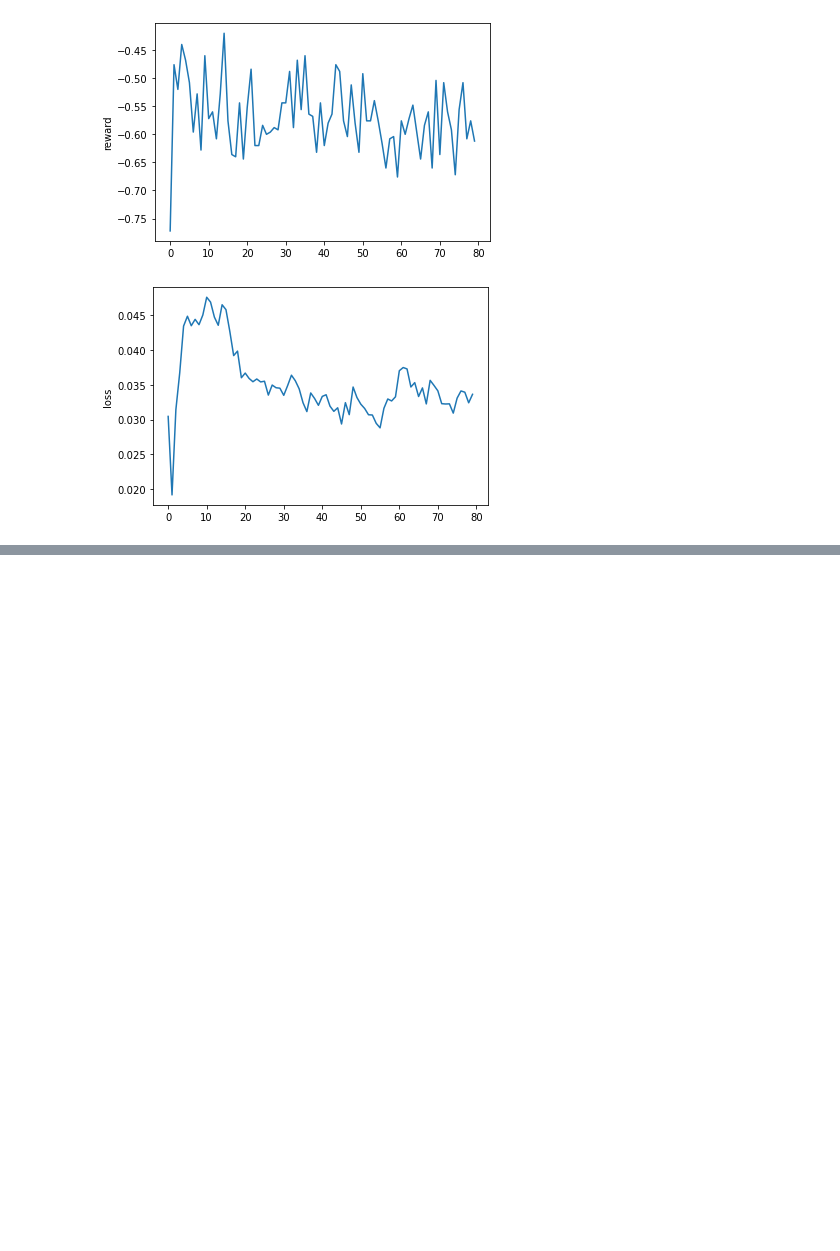
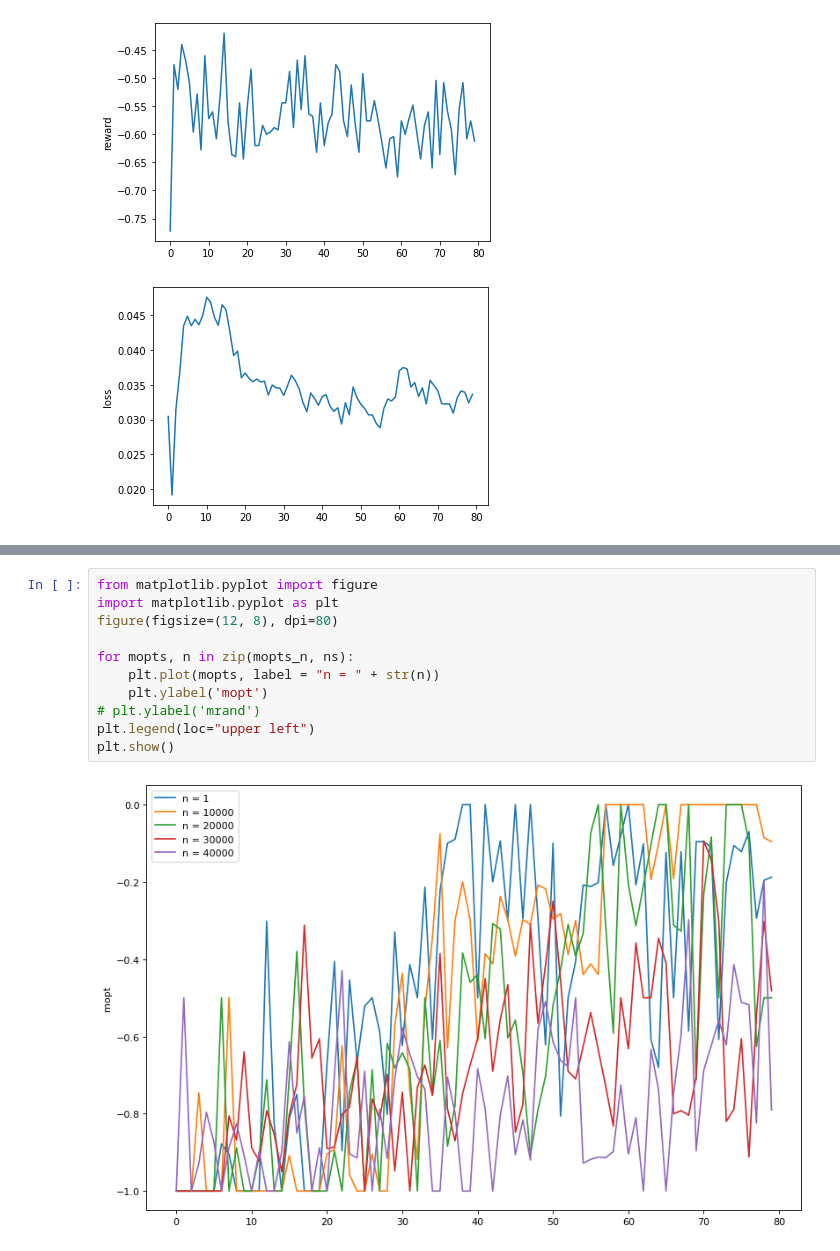
Before and after one commit to wiggleman/CS-456-project, a Jupyter notebook: DQN_self_learn.ipynb, the cells around one changed output, grey strips where cells are left out. Cells and saved outputs as stored; diff of their text form; blank space fills up the shorter version.

```diff
--- a/DQN_self_learn.ipynb
+++ b/DQN_self_learn.ipynb
@@ -577,0 +586,13 @@ plt.show()
+# %%
+from matplotlib.pyplot import figure
+import matplotlib.pyplot as plt
+figure(figsize=(12, 8), dpi=80)
+
+for mopts, n in zip(mopts_n, ns):
+    plt.plot(mopts, label = "n = " + str(n))
+    plt.ylabel('mopt')
+# plt.ylabel('mrand')
+plt.legend(loc="upper left")
+plt.show()
+# %% [output]
+[figure, added]
```
Also changed, not shown: parts of 9 cells of this notebook.
